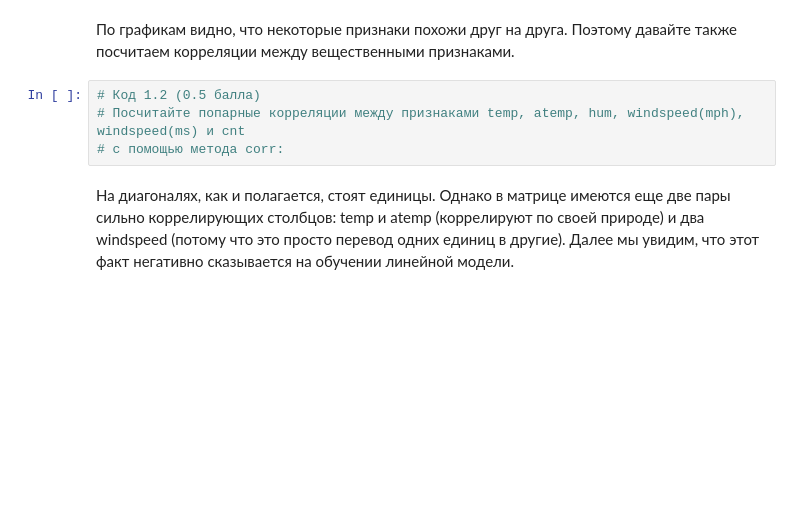
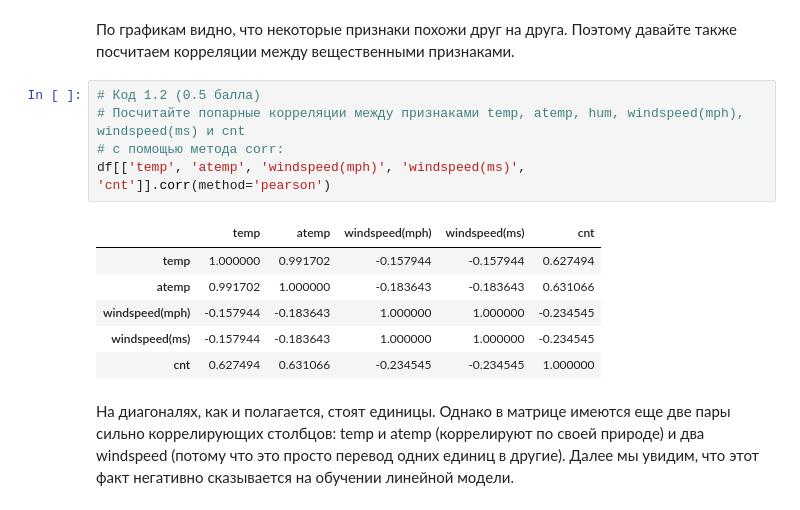
Before and after one commit to CuteLer/recommendation-systems, a Jupyter notebook: lab2/Валерия_Михайловская_Лабораторная_работа_2.ipynb, the cells around one changed output. Drawn from its saved outputs; the diff is of its cells as text; blank space fills up the shorter version.

```diff
--- a/lab2/Валерия Михайловская - Лабораторная работа 2.ipynb
+++ b/lab2/Валерия_Михайловская_Лабораторная_работа_2.ipynb
@@ -89,7 +89,15 @@ dtype: float64
 # %%
 # Код 1.2 (0.5 балла)
 # Посчитайте попарные корреляции между признаками temp, atemp, hum, windspeed(mph), windspeed(ms) и cnt
 # с помощью метода corr:
+df[['temp', 'atemp', 'windspeed(mph)', 'windspeed(ms)', 'cnt']].corr(method='pearson')
+# %% [output]
+|  | temp | atemp | windspeed(mph) | windspeed(ms) | cnt |
+| temp | 1.000000 | 0.991702 | -0.157944 | -0.157944 | 0.627494 |
+| atemp | 0.991702 | 1.000000 | -0.183643 | -0.183643 | 0.631066 |
+| windspeed(mph) | -0.157944 | -0.183643 | 1.000000 | 1.000000 | -0.234545 |
+| windspeed(ms) | -0.157944 | -0.183643 | 1.000000 | 1.000000 | -0.234545 |
+| cnt | 0.627494 | 0.631066 | -0.234545 | -0.234545 | 1.000000 |
 # %% [markdown]
 На диагоналях, как и полагается, стоят единицы. Однако в матрице имеются еще две пары сильно коррелирующих столбцов: temp и atemp (коррелируют по своей природе) и два windspeed (потому что это просто перевод одних единиц в другие). Далее мы увидим, что этот факт негативно сказывается на обучении линейной модели.
 # %% [markdown]
```
Also changed, not shown: parts of 7 cells of this notebook, 1 other file.
